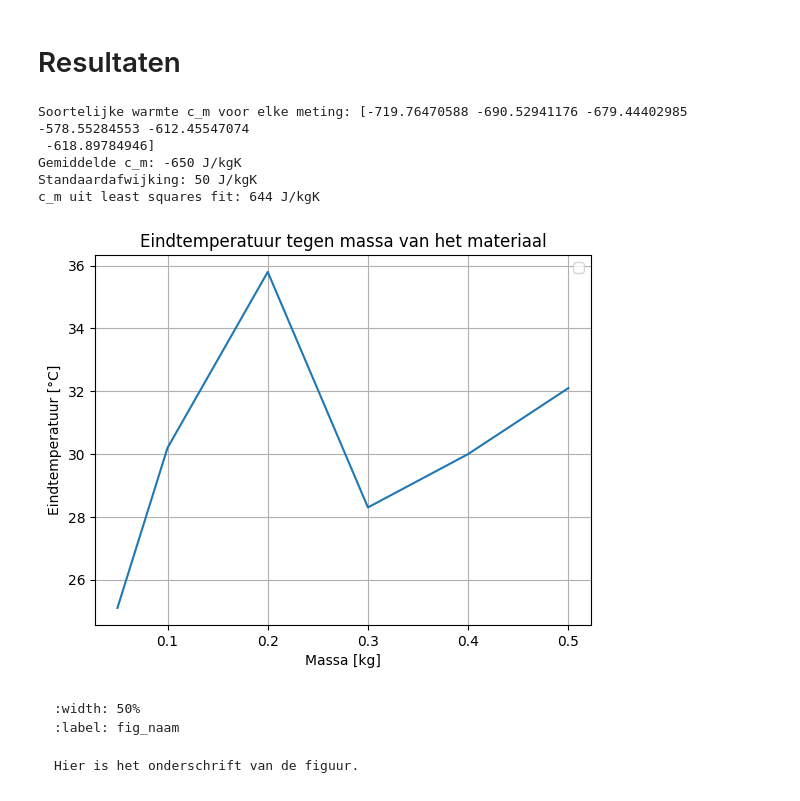
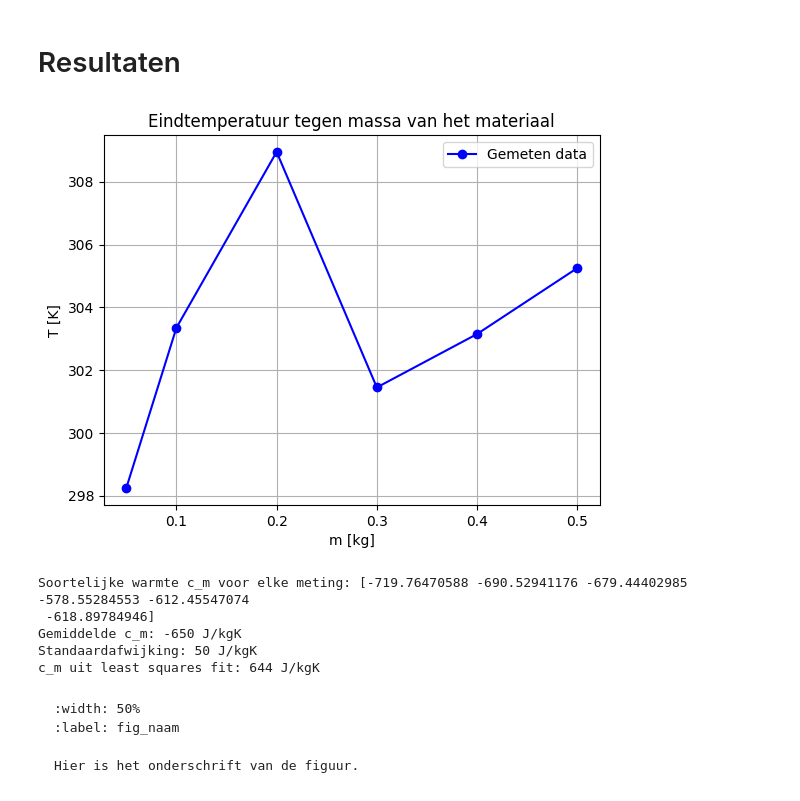
Before and after one commit to TijlGerritsen/Groep_1, a Jupyter notebook: Content/Labs/Warmtecapaciteit.ipynb, the cells around one changed output. Saved outputs shown, nothing was run; the diff lists cells and outputs as text; code cells hidden in the pictures.

````diff
--- a/Content/Labs/Warmtecapaciteit.ipynb
+++ b/Content/Labs/Warmtecapaciteit.ipynb
@@ -75,13 +75,21 @@ import matplotlib.pyplot as plt
 
 massa = np.array([0.050, 0.1, 0.2, 0.3, 0.4, 0.5]) #massa van het materiaal in kg
 koud_water = np.array([0.100, 0.075, 0.075, 0.25, 0.25, 0.25]) #hoeveelheid koud water in L
-t_beginwater = np.array([21.3, 21.6, 21.3, 21.5, 20.8, 21.1]) #begin temperatuur van het koude water in °C
-t_beginblokje = np.array([69.3, 69.3, 69.3, 69.3, 69.3, 69.3]) #begin temperatuur van het blokje in °C
-t_eind = np.array([25.1, 30.2, 35.8, 28.3, 30.0, 32.1]) #eindtemperatuur in °C
+t_beginwater = np.array([21.3, 21.6, 21.3, 21.5, 20.8, 21.1]) +273.15 #begin temperatuur van het koude water in K
+t_beginblokje = np.array([69.3, 69.3, 69.3, 69.3, 69.3, 69.3]) +273.15 #begin temperatuur van het blokje in K
+t_eind = np.array([25.1, 30.2, 35.8, 28.3, 30.0, 32.1]) +273.15 #eindtemperatuur in K
 c_water = 4186  # specifieke warmtecapaciteit van water in J/kgK
 # %%
 import numpy as np
 from scipy.optimize import minimize_scalar
+plt.figure()
+plt.xlabel('m [kg]')
+plt.ylabel('T [K]')
+plt.errorbar(massa, t_eind, fmt='bo-', capsize=5, label='Gemeten data')
+plt.legend()
+plt.title('Eindtemperatuur tegen massa van het materiaal')
+plt.grid(True)
+plt.show()
 
 # Berekening van soortelijke warmte c_m voor elke meting
 c_m_values = []
@@ -95,58 +103,39 @@ for i in range(len(massa)):
     # c_m = c_w * m_w * (T_wb - T_e) / (m_m * (T_mb - T_e))
     c_m = c_water * m_w * (T_wb - T_e) / (m_m * (T_mb - T_e))
     c_m_values.append(c_m)
 
 c_m_values = np.array(c_m_values)
 c_m_avg = np.mean(c_m_values)
 c_m_std = np.std(c_m_values)
 
 print(f"Soortelijke warmte c_m voor elke meting: {c_m_values}")
 print(f"Gemiddelde c_m: {c_m_avg:.0f} J/kgK")
 print(f"Standaardafwijking: {c_m_std:.0f} J/kgK")
 
 # Least squares fit voor betere schatting
 def objective(c_m):
     errors = []
     for i in range(len(massa)):
         m_m = massa[i]
         m_w = koud_water[i]
         T_wb = t_beginwater[i]
         T_mb = t_beginblokje[i]
         T_e = t_eind[i]
 
         T_e_pred = (c_water * m_w * T_wb + c_m * m_m * T_mb) / (c_water * m_w + c_m * m_m)
         errors.append((T_e_pred - T_e)**2)
     return sum(errors)
 
 result = minimize_scalar(objective, bounds=(0, 10000), method='bounded')
 c_m_fit = result.x
 print(f"c_m uit least squares fit: {c_m_fit:.0f} J/kgK")
-
-# Grafiek van eindtemperaturen tegen massa met meetonzekerheid
-import matplotlib.pyplot as plt
-temp_uncertainty = 0.1  # aannemende onzekerheid ±0.1 °C
 # %% [output]
+[figure, added]
 Soortelijke warmte c_m voor elke meting: [-719.76470588 -690.52941176 -679.44402985 -578.55284553 -612.45547074
  -618.89784946]
 Gemiddelde c_m: -650 J/kgK
 Standaardafwijking: 50 J/kgK
 c_m uit least squares fit: 644 J/kgK
-# %%
-import matplotlib.pyplot as plt
-
-# Grafiek van eindtemperaturen tegen massa met meetonzekerheid
-temp_uncertainty = 0.1  # aannemende onzekerheid ±0.1 °C
-
-plt.figure()
-plt.xlabel('Massa [kg]')
-plt.ylabel('Eindtemperatuur [°C]')
-plt.errorbar(massa, t_eind, yerr=temp_uncertainty, fmt='bo-', capsize=5, label='Gemeten data')
-plt.legend()
-plt.title('Eindtemperatuur tegen massa van het materiaal')
-plt.grid(True)
-plt.show()
-# %% [output]
-[figure, removed]
 # %% [markdown]
 ```{figure} figures/naam.png
 :width: 50%
````
Also changed, not shown: parts of 1 cell of this notebook.
